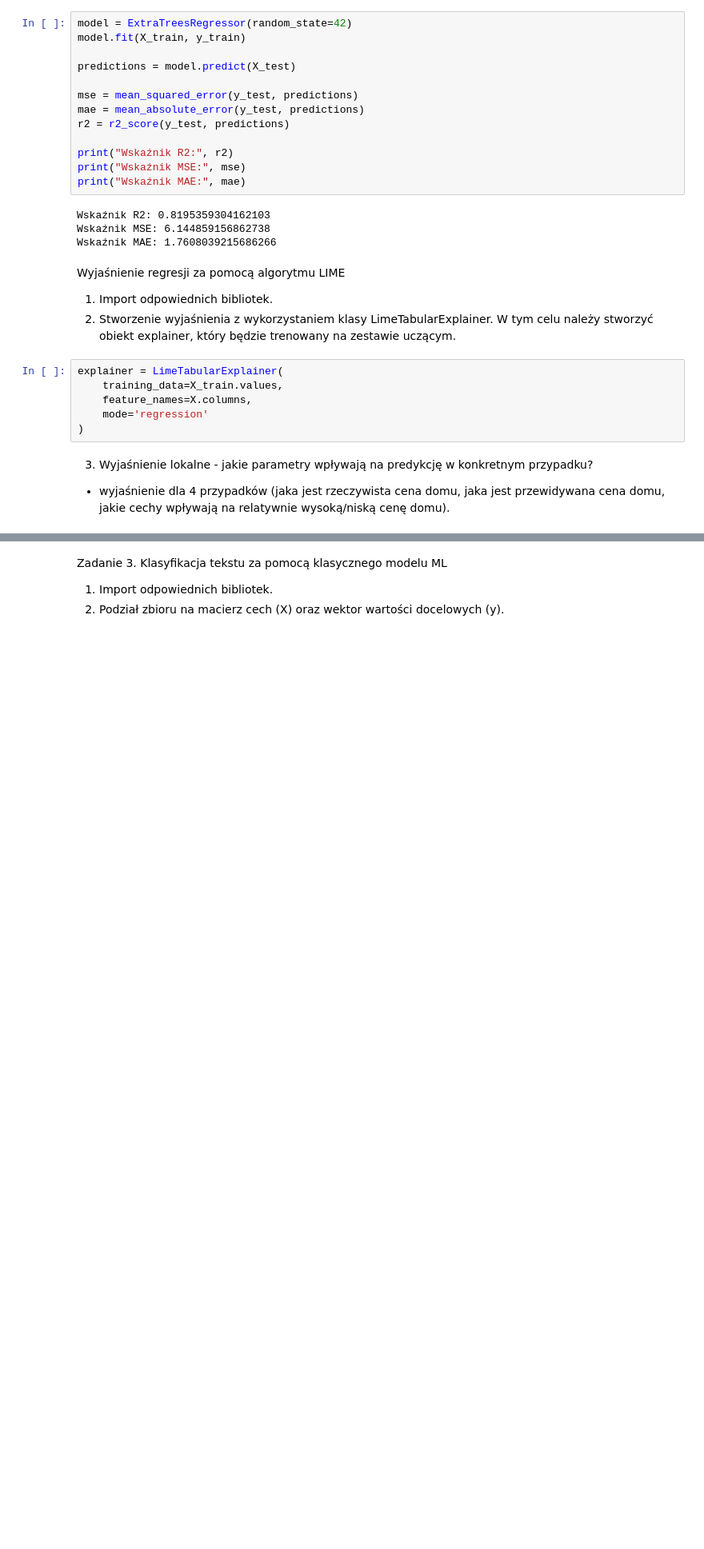
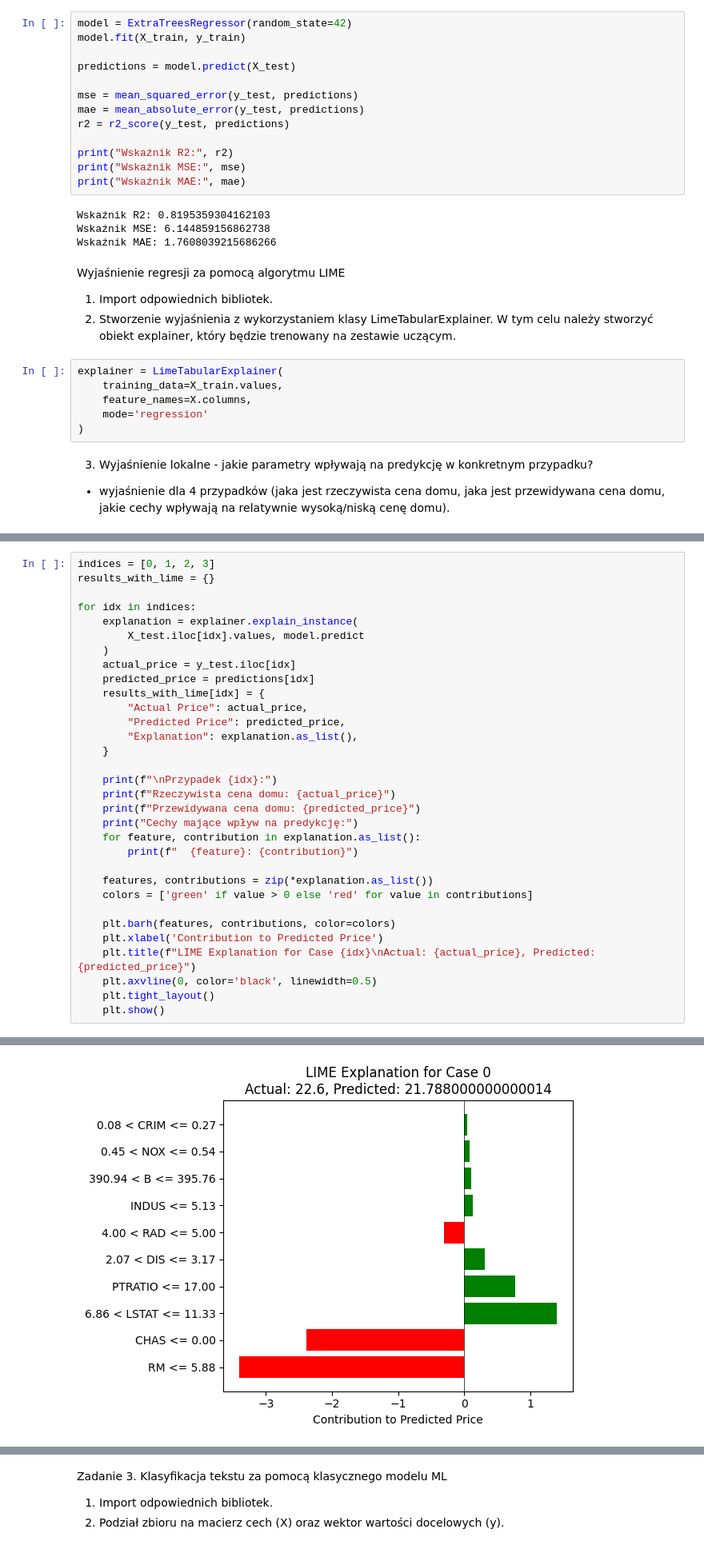
Before and after one commit to maddie84/Lab_Maszynowej_Analizy_Danych, a Jupyter notebook: Lab7/Jazwinska_Magda_LMAD_PSI_L7.ipynb, the cells around one changed output, grey strips where cells are left out. Shown at 80% size. Cells and saved outputs as stored; diff of their text form; blank space fills up the shorter version.

```diff
--- a/Lab7/Jazwinska_Magda_LMAD_PSI_L7.ipynb
+++ b/Lab7/Jazwinska_Magda_LMAD_PSI_L7.ipynb
@@ -348,0 +318,33 @@ for prop_id, analysis in price_analysis.items():
+# %%
+indices = [0, 1, 2, 3]
+results_with_lime = {}
+
+for idx in indices:
+    explanation = explainer.explain_instance(
+        X_test.iloc[idx].values, model.predict
+    )
+    actual_price = y_test.iloc[idx]
+    predicted_price = predictions[idx]
+    results_with_lime[idx] = {
+        "Actual Price": actual_price,
+        "Predicted Price": predicted_price,
+        "Explanation": explanation.as_list(),
+    }
+
+    print(f"\nPrzypadek {idx}:")
+    print(f"Rzeczywista cena domu: {actual_price}")
+    print(f"Przewidywana cena domu: {predicted_price}")
+    print("Cechy mające wpływ na predykcję:")
+    for feature, contribution in explanation.as_list():
+        print(f"  {feature}: {contribution}")
+
+    features, contributions = zip(*explanation.as_list())
+    colors = ['green' if value > 0 else 'red' for value in contributions]
+
+    plt.barh(features, contributions, color=colors)
+    plt.xlabel('Contribution to Predicted Price')
+    plt.title(f"LIME Explanation for Case {idx}\nActual: {actual_price}, Predicted: {predicted_price}")
+    plt.axvline(0, color='black', linewidth=0.5)
+    plt.tight_layout()
+    plt.show()
+# %% [output]
@@ -348,0 +365 @@ for prop_id, analysis in price_analysis.items():
+[figure, added]
```
Also changed, not shown: parts of 11 cells of this notebook, 1 other file.
